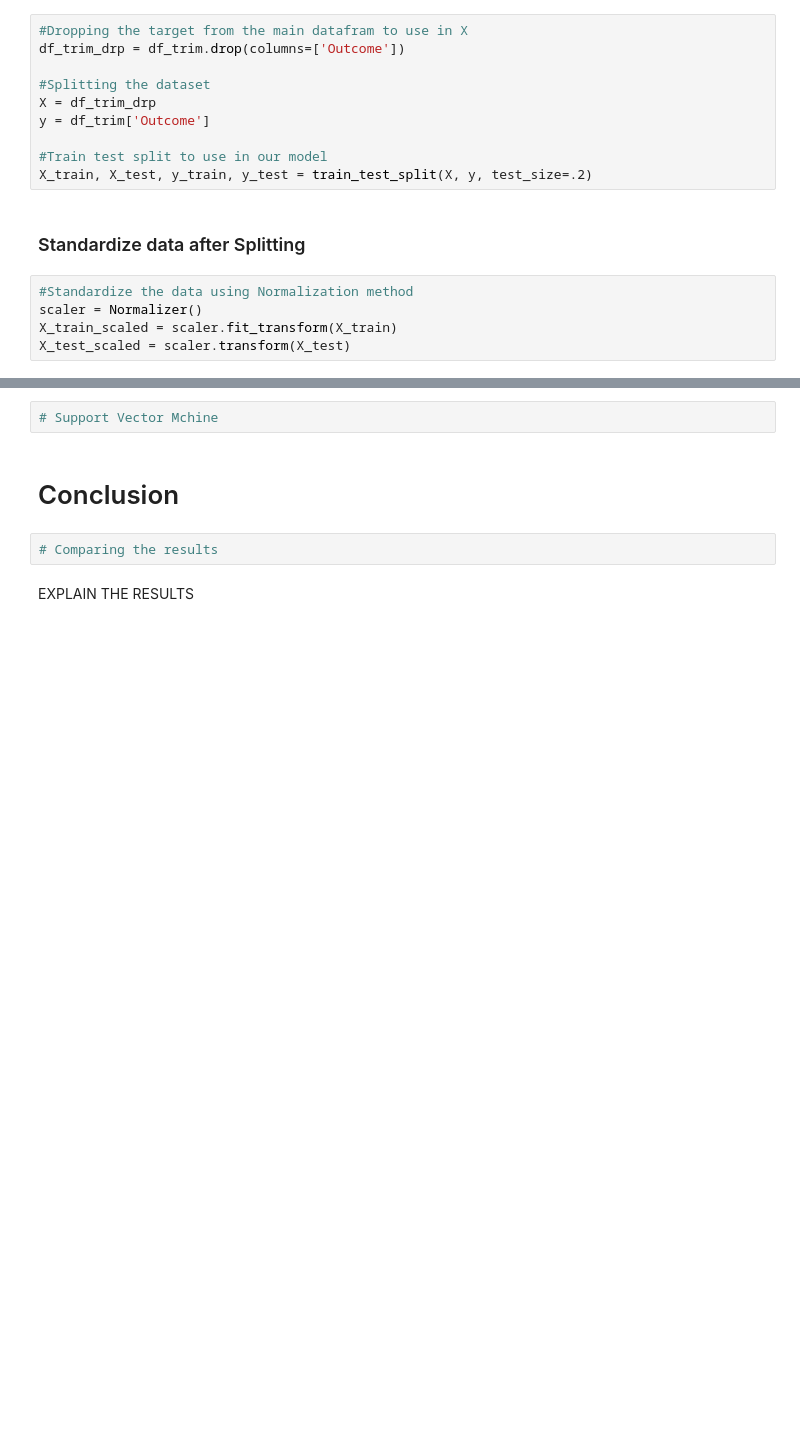
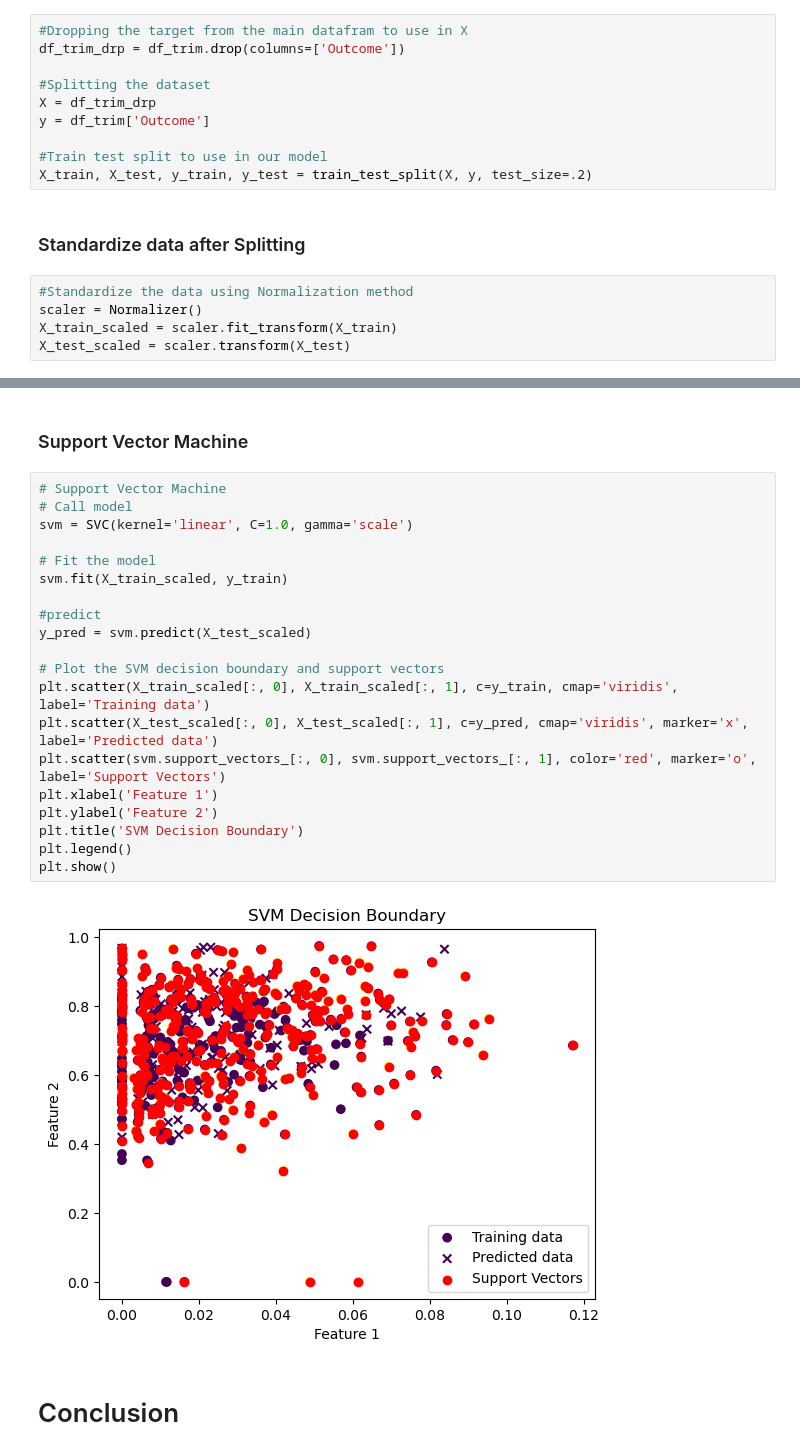
Before and after one commit to KimKarydas/Diabetes-EDA-Ml, a Jupyter notebook: Diabetes_Analysis.ipynb, the cells around one changed output, grey strips where cells are left out. Saved outputs shown, nothing was run; the diff lists cells and outputs as text; blank space fills up the shorter version.

Commit message:
Final results

```diff
--- a/Diabetes_Analysis.ipynb
+++ b/Diabetes_Analysis.ipynb
@@ -460,8 +511,26 @@ plt.show()
-# %%
-# Support Vector Mchine
+# %% [markdown]
+### Support Vector Machine
+# %%
+# Support Vector Machine
+# Call model
+svm = SVC(kernel='linear', C=1.0, gamma='scale')
+
+# Fit the model
+svm.fit(X_train_scaled, y_train)
+
+#predict
+y_pred = svm.predict(X_test_scaled)
+
+# Plot the SVM decision boundary and support vectors
+plt.scatter(X_train_scaled[:, 0], X_train_scaled[:, 1], c=y_train, cmap='viridis', label='Training data')
+plt.scatter(X_test_scaled[:, 0], X_test_scaled[:, 1], c=y_pred, cmap='viridis', marker='x', label='Predicted data')
+plt.scatter(svm.support_vectors_[:, 0], svm.support_vectors_[:, 1], color='red', marker='o', label='Support Vectors')
+plt.xlabel('Feature 1')
+plt.ylabel('Feature 2')
+plt.title('SVM Decision Boundary')
+plt.legend()
+plt.show()
+# %% [output]
+[figure, added]
 # %% [markdown]
 # Conclusion
-# %%
-# Comparing the results
-# %% [markdown]
-EXPLAIN THE RESULTS
```
Also changed, not shown: parts of 18 cells of this notebook, 8 other files.
